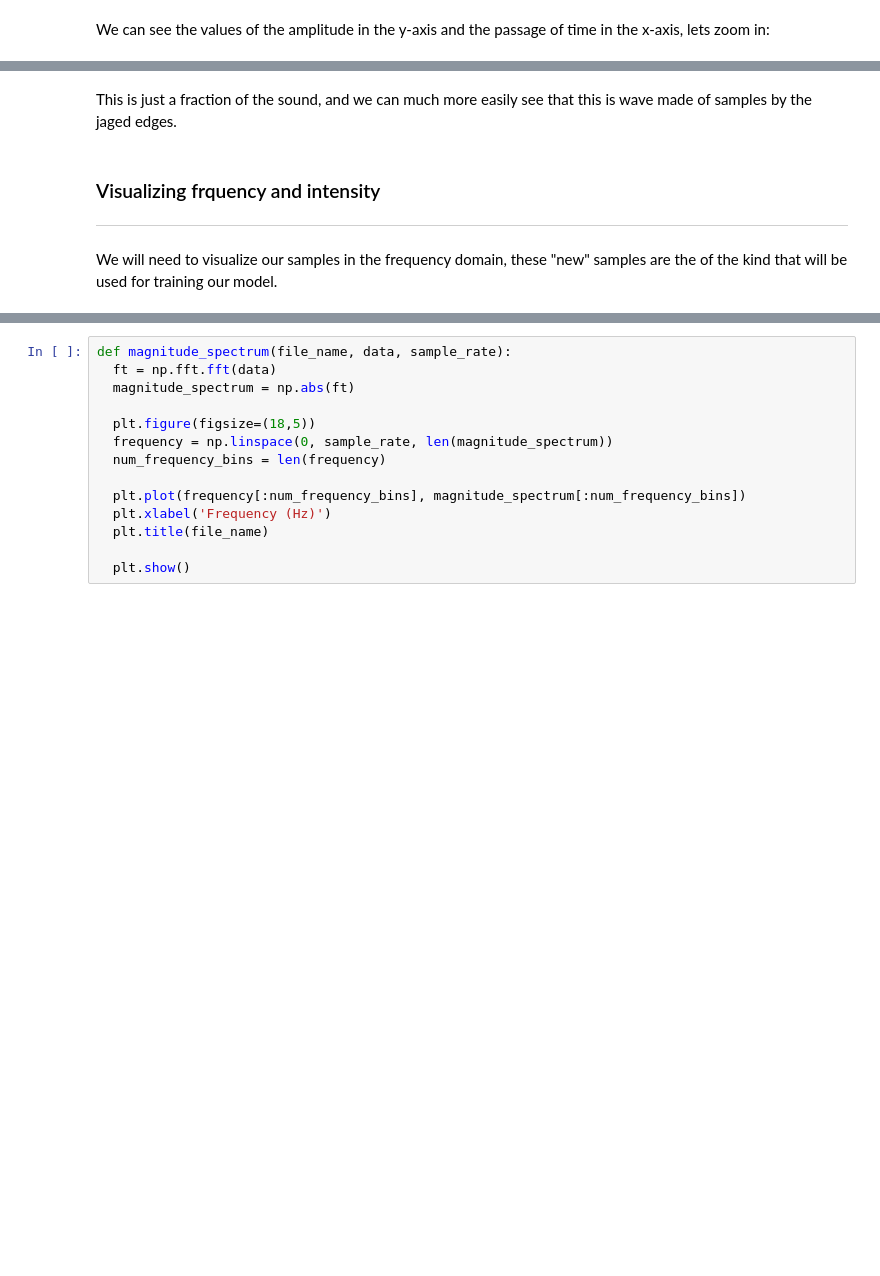
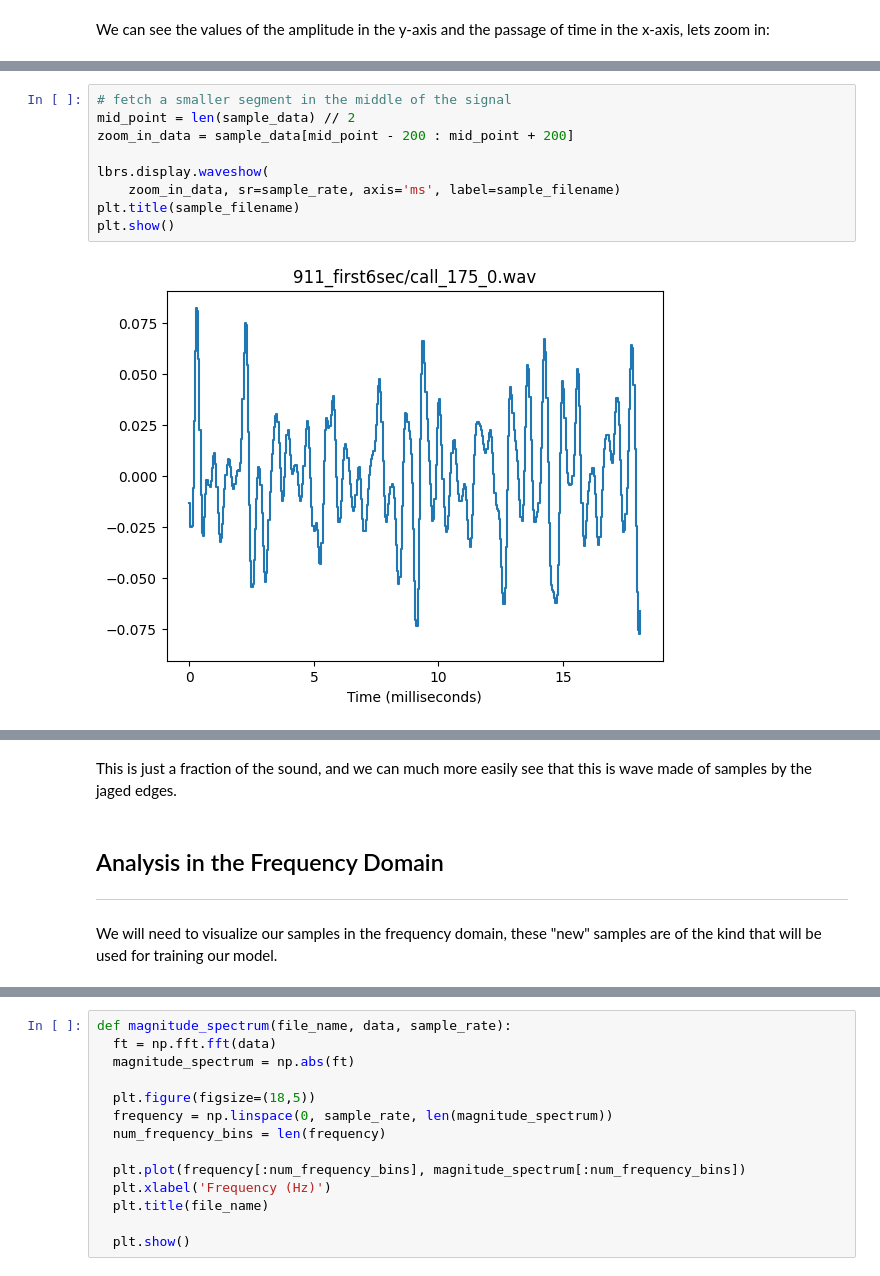
Before and after one commit to ramwtz/data-science-project, a Jupyter notebook: draft/basic_model_train.ipynb, the cells around one changed output, grey strips where cells are left out. Cells and saved outputs as stored; diff of their text form; blank space fills up the shorter version.

Commit message:
Expand on Frequency Domain

```diff
--- a/draft/basic_model_train.ipynb
+++ b/draft/basic_model_train.ipynb
@@ -272,0 +262,11 @@ time: 362 ms (started: 2023-09-23 18:08:50 +00:00)
+# %%
+# fetch a smaller segment in the middle of the signal
+mid_point = len(sample_data) // 2
+zoom_in_data = sample_data[mid_point - 200 : mid_point + 200]
+
+lbrs.display.waveshow(
+    zoom_in_data, sr=sample_rate, axis='ms', label=sample_filename)
+plt.title(sample_filename)
+plt.show()
+# %% [output]
+[figure, added]
@@ -273,6 +274,6 @@ time: 362 ms (started: 2023-09-23 18:08:50 +00:00)
 # %% [markdown]
 This is just a fraction of the sound, and we can much more easily see that this is wave made of samples by the jaged edges.
 # %% [markdown]
-### Visualizing frquency and intensity
+## Analysis in the Frequency Domain
 ---
-We will need to visualize our samples in the frequency domain, these "new" samples are the of the kind that will be used for training our model.
+We will need to visualize our samples in the frequency domain, these "new" samples are of the kind that will be used for training our model.
```
Also changed, not shown: parts of 31 cells of this notebook.
